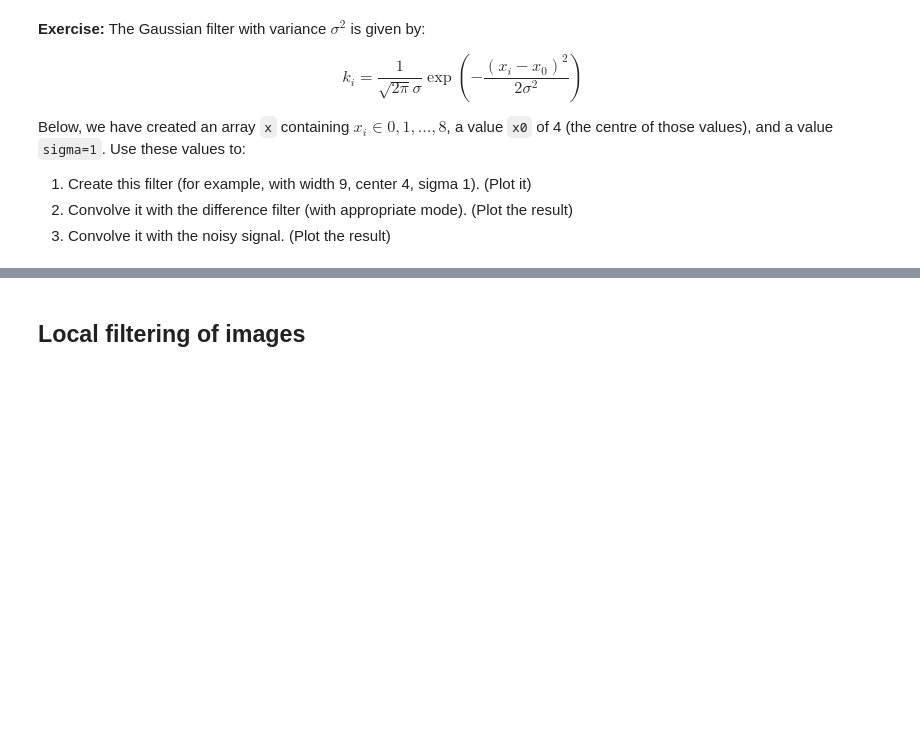
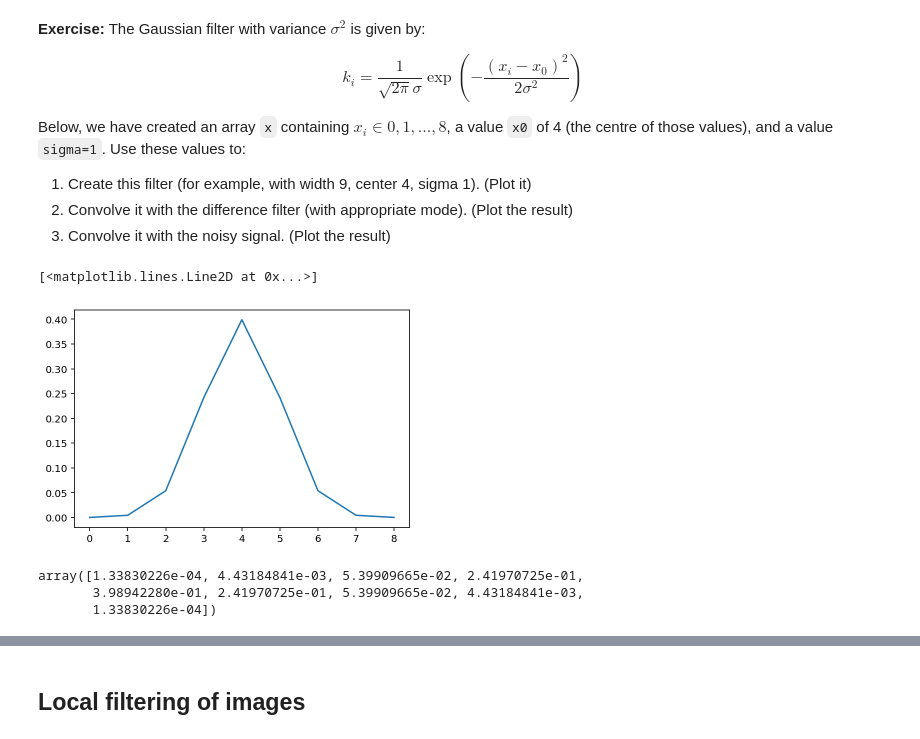
Before and after one commit to jni/skimage-tutorials, a Jupyter notebook: lectures/1_image_filters.ipynb, the cells around one changed output, grey strips where cells are left out. Saved outputs shown, nothing was run; the diff lists cells and outputs as text; code cells hidden in the pictures; blank space fills up the shorter version.

```diff
--- a/lectures/1_image_filters.ipynb
+++ b/lectures/1_image_filters.ipynb
@@ -241,6 +303,20 @@ Below, we have created an array `x` containing $x_i \in {0, 1, ..., 8}$, a value
 # %%
 xi = np.arange(9)
 x0 = 9 // 2  # 4
 x = xi - x0
 sigma = 1
-...  # complete this code
+ki = (
+    (1 / (np.sqrt(2*np.pi) * sigma)) *
+    np.exp(- x**2 / (2 * sigma**2))
+)
+
+plt.plot(ki)
+# %% [output]
+[<matplotlib.lines.Line2D at 0x...>]
+[figure, added]
+# %%
+ki
+# %% [output]
+array([1.33830226e-04, 4.43184841e-03, 5.39909665e-02, 2.41970725e-01,
+       3.98942280e-01, 2.41970725e-01, 5.39909665e-02, 4.43184841e-03,
+       1.33830226e-04])
```
Also changed, not shown: parts of 66 cells of this notebook, 3 other files.
